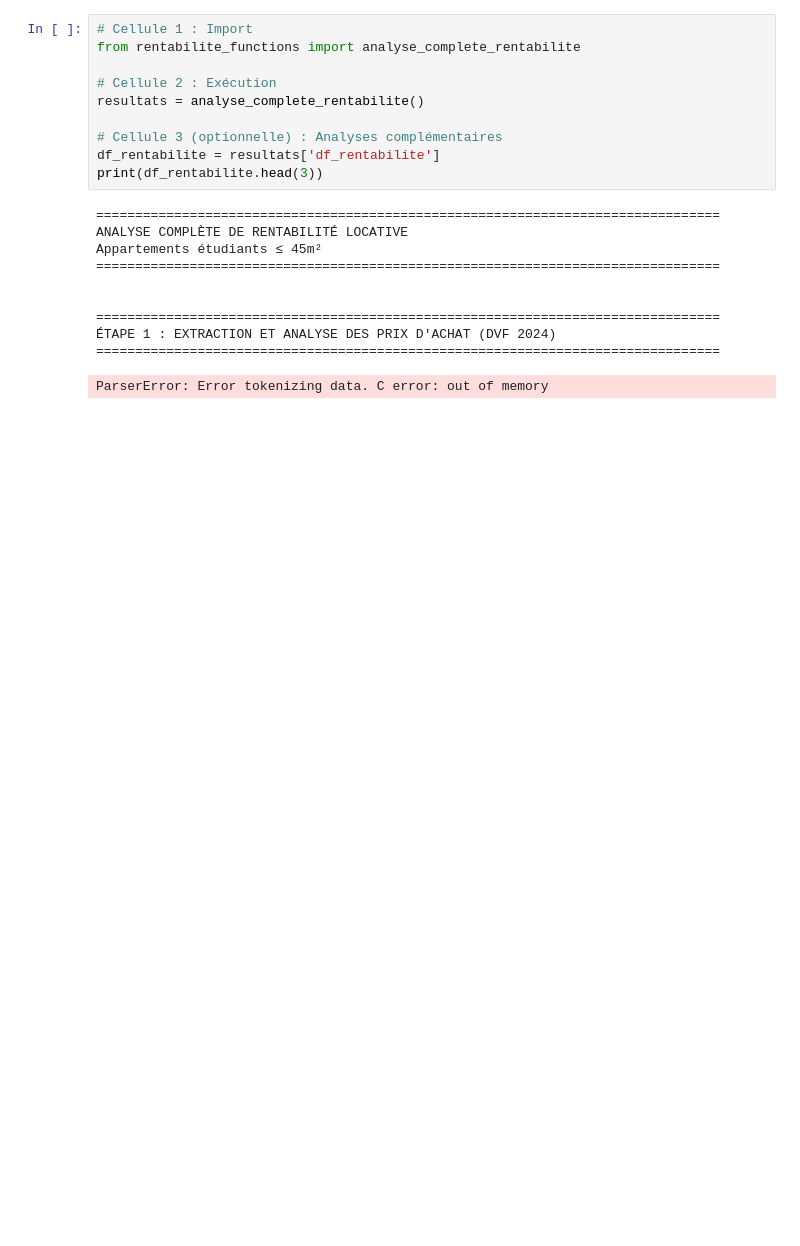
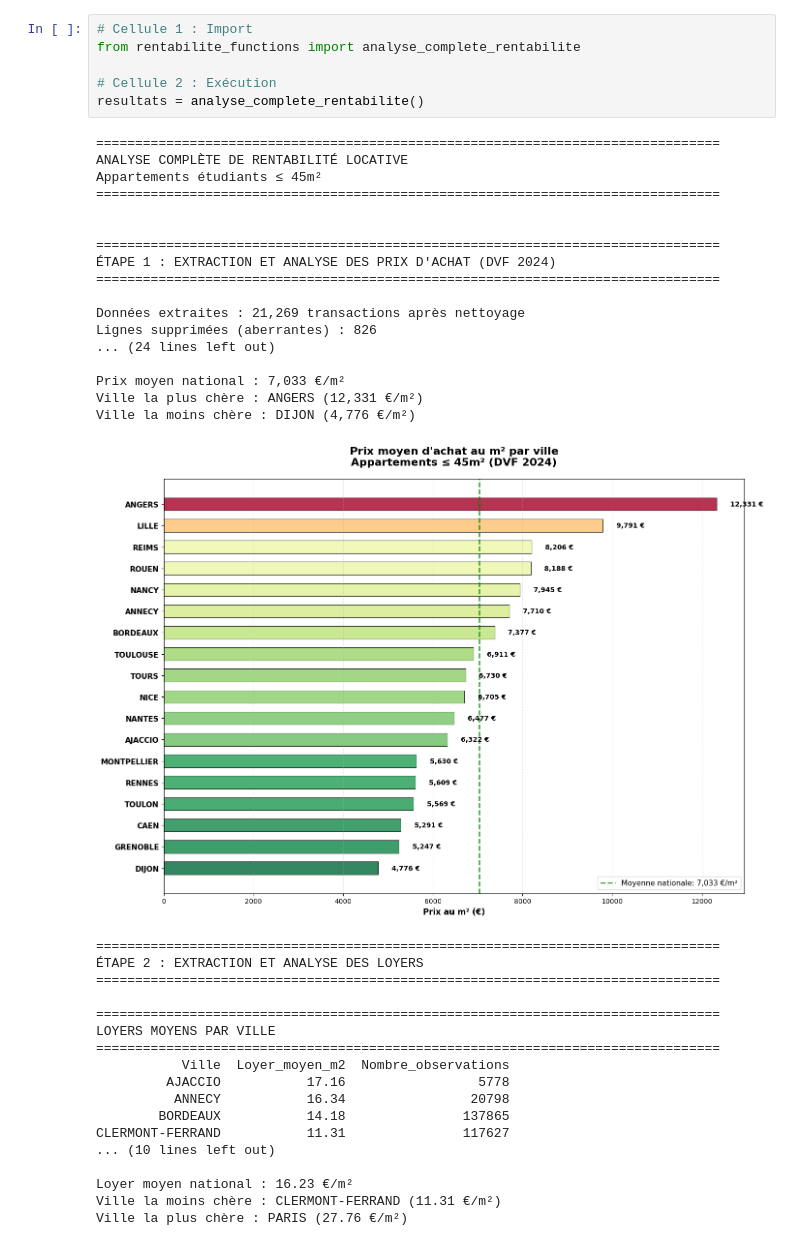
Before and after one commit to adam2504/Analyse_Donnees_Foncieres, a Jupyter notebook: lea.ipynb, the cells around one changed output. Drawn from its saved outputs; the diff is of its cells as text; blank space fills up the shorter version.

```diff
--- a/lea.ipynb
+++ b/lea.ipynb
@@ -1,21 +1,42 @@
 # %%
 # Cellule 1 : Import
 from rentabilite_functions import analyse_complete_rentabilite
 
 # Cellule 2 : Exécution
 resultats = analyse_complete_rentabilite()
-
-# Cellule 3 (optionnelle) : Analyses complémentaires
-df_rentabilite = resultats['df_rentabilite']
-print(df_rentabilite.head(3))
 # %% [output]
 ================================================================================
 ANALYSE COMPLÈTE DE RENTABILITÉ LOCATIVE
 Appartements étudiants ≤ 45m²
 ================================================================================
 
 
 ================================================================================
 ÉTAPE 1 : EXTRACTION ET ANALYSE DES PRIX D'ACHAT (DVF 2024)
 ================================================================================
+
+Données extraites : 21,269 transactions après nettoyage
+Lignes supprimées (aberrantes) : 826
+... (24 lines left out)
+
+Prix moyen national : 7,033 €/m²
+Ville la plus chère : ANGERS (12,331 €/m²)
+Ville la moins chère : DIJON (4,776 €/m²)
+[figure, added]
-ParserError: Error tokenizing data. C error: out of memory
+================================================================================
+ÉTAPE 2 : EXTRACTION ET ANALYSE DES LOYERS
+================================================================================
+
+================================================================================
+LOYERS MOYENS PAR VILLE
+================================================================================
+           Ville  Loyer_moyen_m2  Nombre_observations
+         AJACCIO           17.16                 5778
+          ANNECY           16.34                20798
+        BORDEAUX           14.18               137865
+CLERMONT-FERRAND           11.31               117627
+... (10 lines left out)
+
+Loyer moyen national : 16.23 €/m²
+Ville la moins chère : CLERMONT-FERRAND (11.31 €/m²)
+Ville la plus chère : PARIS (27.76 €/m²)
```
Also changed, not shown: parts of 1 cell of this notebook, 1 other file.
